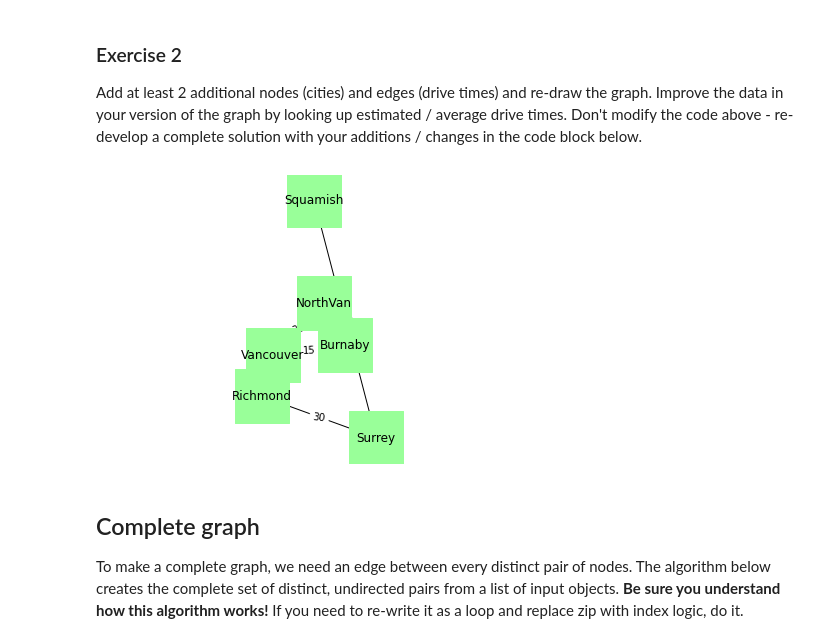
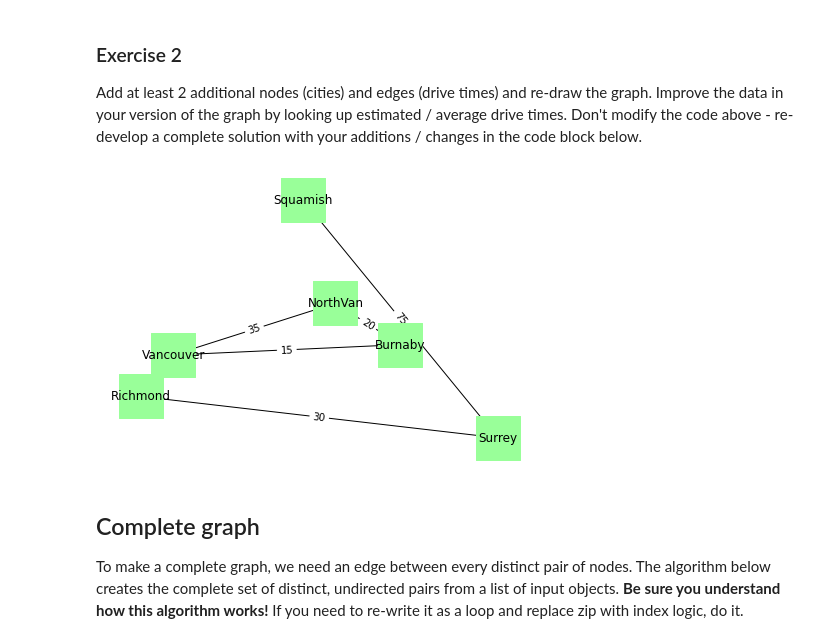
Before and after one commit to NicolasManuelKoch/cap-comp215, a Jupyter notebook: Copy_of_lab04.ipynb, the cells around one changed output. Saved outputs shown, nothing was run; the diff lists cells and outputs as text; code cells hidden in the pictures.

```diff
--- a/Copy_of_lab04.ipynb
+++ b/Copy_of_lab04.ipynb
@@ -162,30 +153,27 @@ Don't modify the code above - re-develop a complete solution with your additions
 # %%
 
 locations['Surrey'] = 10, -8
 locations['Squamish'] = 4, 15
 
 drive_times[('Richmond', 'Surrey')] = 30
 drive_times[('Surrey', 'Squamish')] = 75
 
-cities = nx.Graph()
 cities.add_nodes_from(locations)
 cities.add_edges_from(drive_times)
 
-cities.nodes(), cities.edges()
 
 nx.draw(cities, locations,
         node_color='#99ff99',
         node_shape='s',
-        node_size=3000,
+        node_size=2000,
         with_labels=True)
 
 nx.draw_networkx_edge_labels(cities, locations,
                              edge_labels=drive_times)
 
-plt.axis('equal')
 plt.show()
 # %% [output]
-[figure, old version]
+[figure, new version]
 # %% [markdown]
 ## Complete graph
 
```
Also changed, not shown: parts of 3 cells of this notebook.
